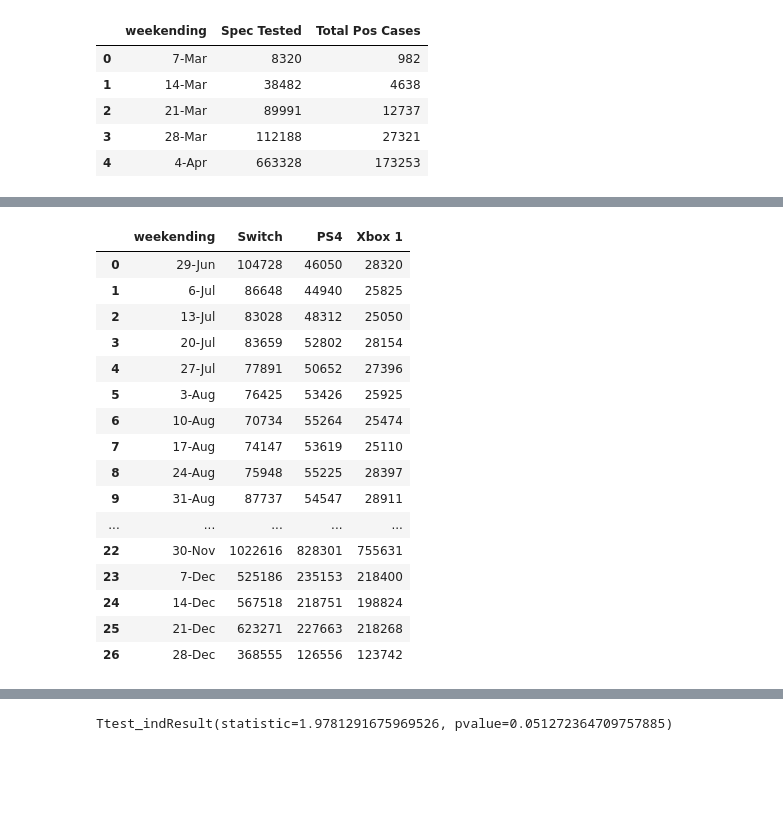
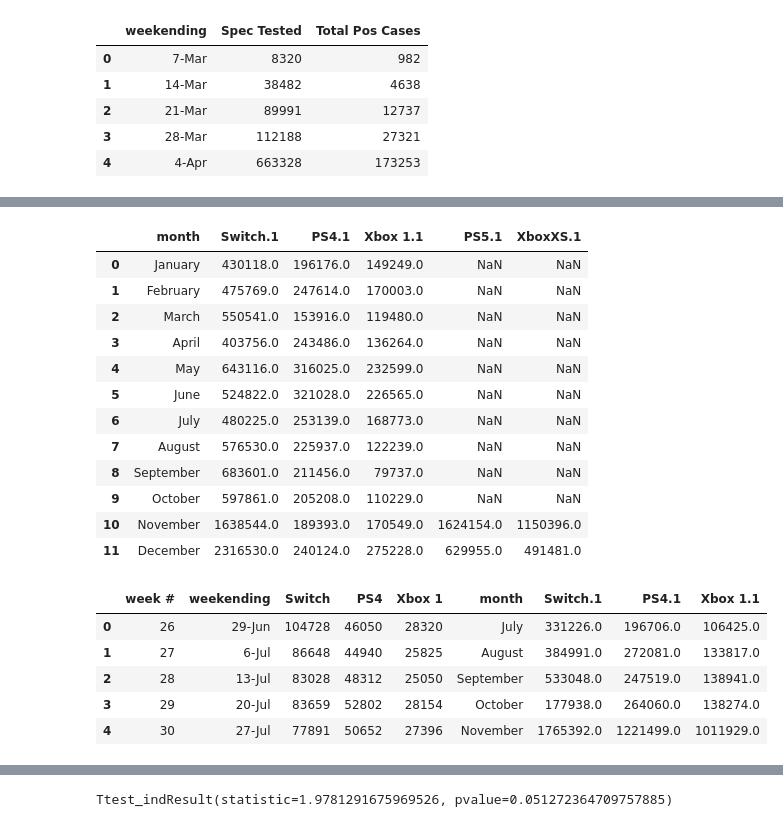
Before and after one commit to shadeetabasi/data-analysis-project-1, a Jupyter notebook: rizky/vidya.ipynb, the cells around one changed output, grey strips where cells are left out. Drawn from its saved outputs; the diff is of its cells as text; code cells hidden in the pictures; blank space fills up the shorter version.

```diff
--- a/rizky/vidya.ipynb
+++ b/rizky/vidya.ipynb
@@ -65,22 +41,30 @@ games202
+# %%
+#a dataframe with console sales done monthly
+games202 = games20[["month", "Switch.1", "PS4.1", "Xbox 1.1", "PS5.1", "XboxXS.1"]]
+games202 = games202[0:12]
+games202
+# %% [output]
+|  | month | Switch.1 | PS4.1 | Xbox 1.1 | PS5.1 | XboxXS.1 |
+| 0 | January | 430118.0 | 196176.0 | 149249.0 | NaN | NaN |
+| 1 | February | 475769.0 | 247614.0 | 170003.0 | NaN | NaN |
+| 2 | March | 550541.0 | 153916.0 | 119480.0 | NaN | NaN |
+| 3 | April | 403756.0 | 243486.0 | 136264.0 | NaN | NaN |
+| 4 | May | 643116.0 | 316025.0 | 232599.0 | NaN | NaN |
+| 5 | June | 524822.0 | 321028.0 | 226565.0 | NaN | NaN |
+| 6 | July | 480225.0 | 253139.0 | 168773.0 | NaN | NaN |
+| 7 | August | 576530.0 | 225937.0 | 122239.0 | NaN | NaN |
+| 8 | September | 683601.0 | 211456.0 | 79737.0 | NaN | NaN |
+| 9 | October | 597861.0 | 205208.0 | 110229.0 | NaN | NaN |
+| 10 | November | 1638544.0 | 189393.0 | 170549.0 | 1624154.0 | 1150396.0 |
+| 11 | December | 2316530.0 | 240124.0 | 275228.0 | 629955.0 | 491481.0 |
 # %%
 #console sales data for 2019
 games19 = pd.read_csv("Data/consolesales2019.csv")
-games19
+games19.head()
 # %% [output]
-|  | weekending | Switch | PS4 | Xbox 1 |
-| 0 | 29-Jun | 104728 | 46050 | 28320 |
-| 1 | 6-Jul | 86648 | 44940 | 25825 |
-| 2 | 13-Jul | 83028 | 48312 | 25050 |
-| 3 | 20-Jul | 83659 | 52802 | 28154 |
-| 4 | 27-Jul | 77891 | 50652 | 27396 |
-| 5 | 3-Aug | 76425 | 53426 | 25925 |
-| 6 | 10-Aug | 70734 | 55264 | 25474 |
-| 7 | 17-Aug | 74147 | 53619 | 25110 |
-| 8 | 24-Aug | 75948 | 55225 | 28397 |
-| 9 | 31-Aug | 87737 | 54547 | 28911 |
-| ... | ... | ... | ... | ... |
-| 22 | 30-Nov | 1022616 | 828301 | 755631 |
-| 23 | 7-Dec | 525186 | 235153 | 218400 |
-| 24 | 14-Dec | 567518 | 218751 | 198824 |
-| 25 | 21-Dec | 623271 | 227663 | 218268 |
-| 26 | 28-Dec | 368555 | 126556 | 123742 |
+|  | week # | weekending | Switch | PS4 | Xbox 1 | month | Switch.1 | PS4.1 | Xbox 1.1 |
+| 0 | 26 | 29-Jun | 104728 | 46050 | 28320 | July | 331226.0 | 196706.0 | 106425.0 |
+| 1 | 27 | 6-Jul | 86648 | 44940 | 25825 | August | 384991.0 | 272081.0 | 133817.0 |
+| 2 | 28 | 13-Jul | 83028 | 48312 | 25050 | September | 533048.0 | 247519.0 | 138941.0 |
+| 3 | 29 | 20-Jul | 83659 | 52802 | 28154 | October | 177938.0 | 264060.0 | 138274.0 |
+| 4 | 30 | 27-Jul | 77891 | 50652 | 27396 | November | 1765392.0 | 1221499.0 | 1011929.0 |
```
Also changed, not shown: parts of 14 cells of this notebook, 5 other files.
